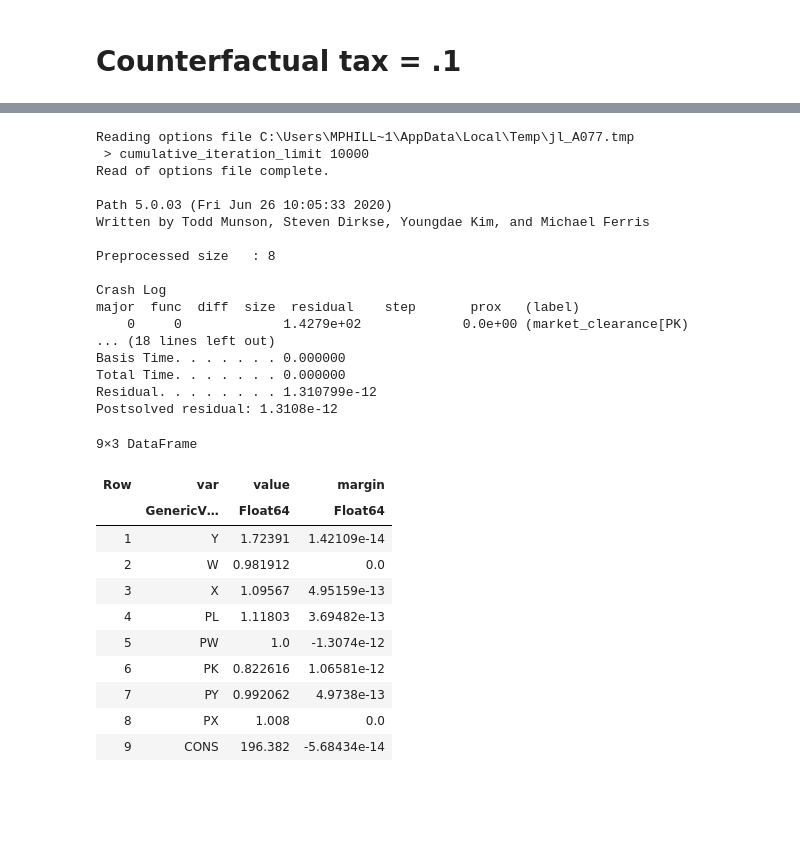
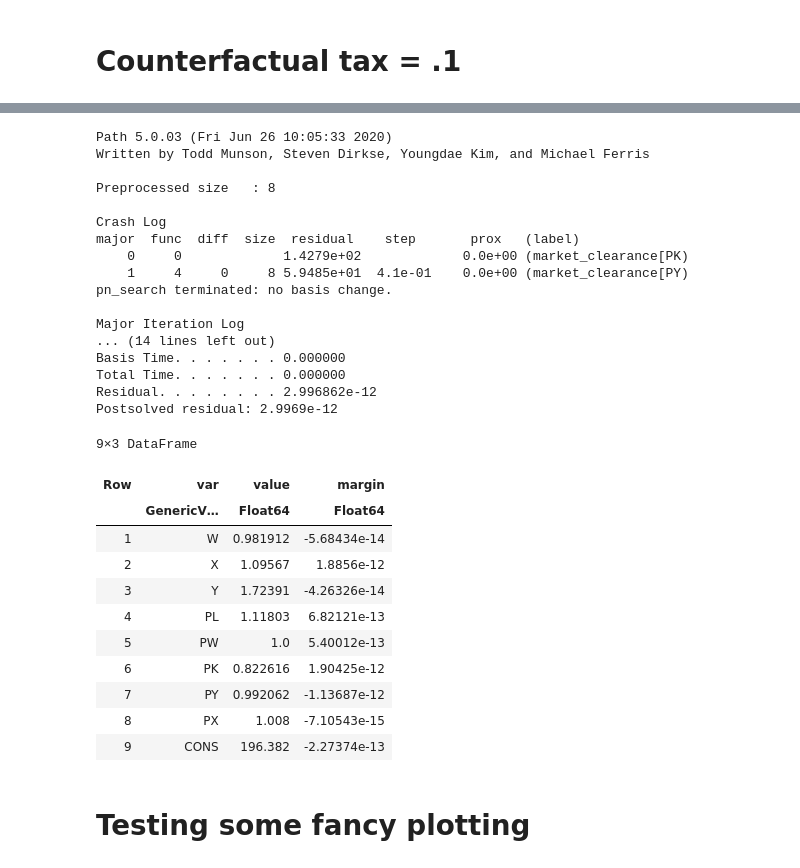
Before and after one commit to julia-mpsge/MPSGE.jl, a Jupyter notebook: examples/M22.ipynb, the cells around one changed output, grey strips where cells are left out. Drawn from its saved outputs; the diff is of its cells as text; code cells hidden in the pictures; blank space fills up the shorter version.

```diff
--- a/examples/M22.ipynb
+++ b/examples/M22.ipynb
@@ -168,38 +179,40 @@ Postsolved residual: 1.6975e-11
 # %%
 fix(PW,1)
 
 set_value!(σ,3)
 set_value!(σ,100)
 
-solve!(M; :cumulative_iteration_limit => 10_000)
+solve!(M)
 df = generate_report(M)
 # %% [output]
-Reading options file C:\Users\MPHILL~1\AppData\Local\Temp\jl_A077.tmp
- > cumulative_iteration_limit 10000
-Read of options file complete.
-
 Path 5.0.03 (Fri Jun 26 10:05:33 2020)
 Written by Todd Munson, Steven Dirkse, Youngdae Kim, and Michael Ferris
 
 Preprocessed size   : 8
 
 Crash Log
 major  func  diff  size  residual    step       prox   (label)
     0     0             1.4279e+02             0.0e+00 (market_clearance[PK)
-... (18 lines left out)
+    1     4     0     8 5.9485e+01  4.1e-01    0.0e+00 (market_clearance[PY)
+pn_search terminated: no basis change.
+
+Major Iteration Log
+... (14 lines left out)
 Basis Time. . . . . . . 0.000000
 Total Time. . . . . . . 0.000000
-Residual. . . . . . . . 1.310799e-12
-Postsolved residual: 1.3108e-12
+Residual. . . . . . . . 2.996862e-12
+Postsolved residual: 2.9969e-12
 9×3 DataFrame
 | Row | var | value | margin |
 |  | GenericV… | Float64 | Float64 |
-| 1 | Y | 1.72391 | 1.42109e-14 |
-| 2 | W | 0.981912 | 0.0 |
-| 3 | X | 1.09567 | 4.95159e-13 |
-| 4 | PL | 1.11803 | 3.69482e-13 |
-| 5 | PW | 1.0 | -1.3074e-12 |
-| 6 | PK | 0.822616 | 1.06581e-12 |
-| 7 | PY | 0.992062 | 4.9738e-13 |
-| 8 | PX | 1.008 | 0.0 |
-| 9 | CONS | 196.382 | -5.68434e-14 |
+| 1 | W | 0.981912 | -5.68434e-14 |
+| 2 | X | 1.09567 | 1.8856e-12 |
+| 3 | Y | 1.72391 | -4.26326e-14 |
+| 4 | PL | 1.11803 | 6.82121e-13 |
+| 5 | PW | 1.0 | 5.40012e-13 |
+| 6 | PK | 0.822616 | 1.90425e-12 |
+| 7 | PY | 0.992062 | -1.13687e-12 |
+| 8 | PX | 1.008 | -7.10543e-15 |
+| 9 | CONS | 196.382 | -2.27374e-13 |
+# %% [markdown]
+# Testing some fancy plotting
```
Also changed, not shown: parts of 7 cells of this notebook, 1 other file.
